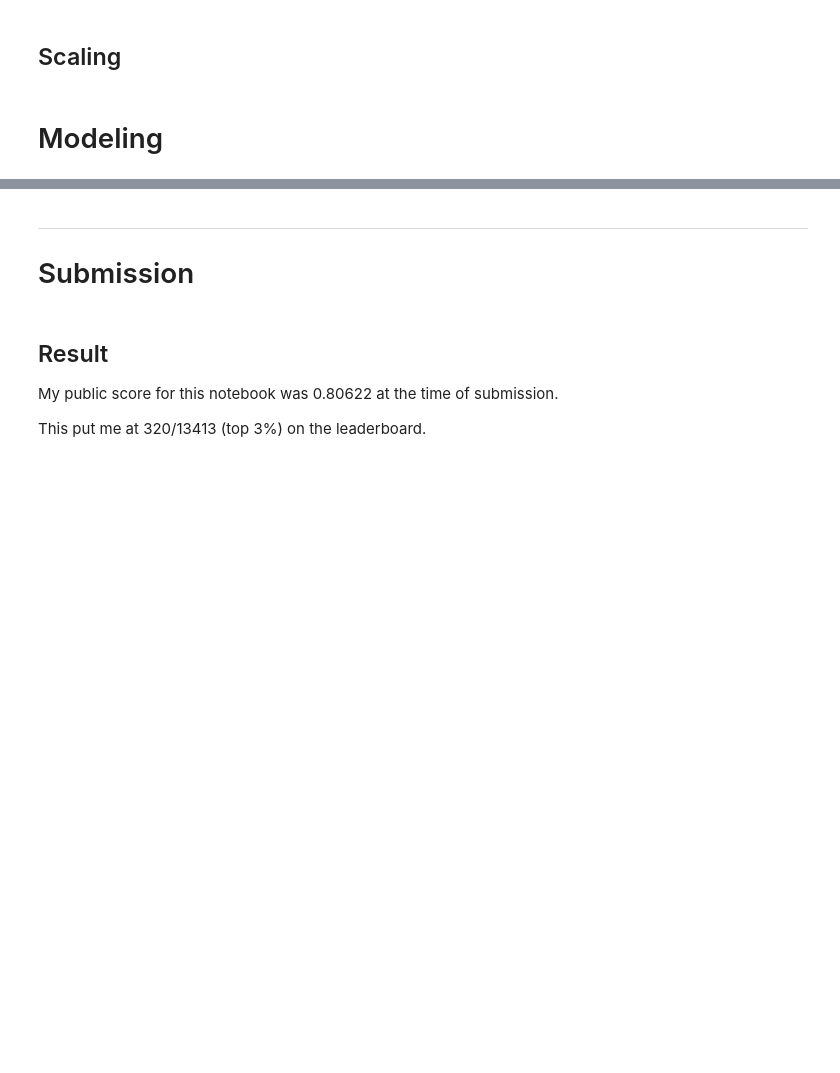
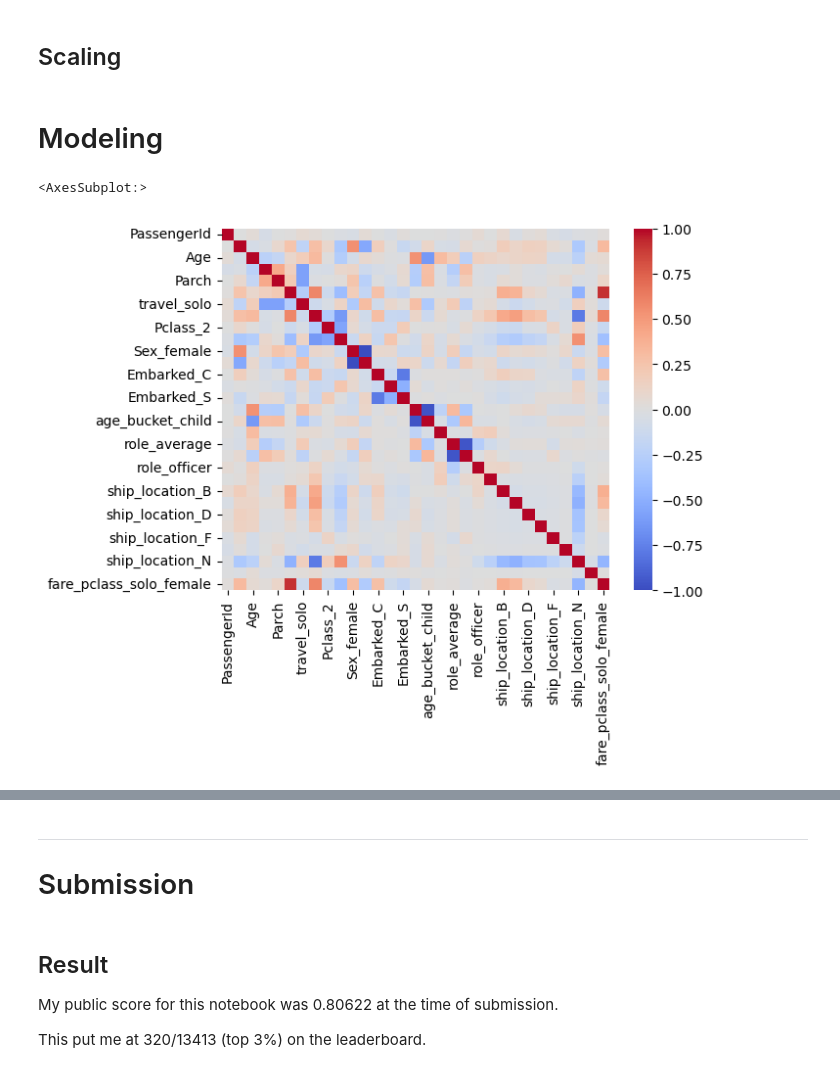
Before and after one commit to levimjoseph/kaggle-public, a Jupyter notebook: titanic-classification.ipynb, the cells around one changed output, grey strips where cells are left out. Cells and saved outputs as stored; diff of their text form; code cells hidden in the pictures; blank space fills up the shorter version.

```diff
--- a/titanic-classification.ipynb
+++ b/titanic-classification.ipynb
@@ -530,7 +535,7 @@ e_test_df.info()
 # %%
 # make a copy of enhanced dataframes for modeling
-m_train_df = e_train_df.copy()
-m_test_df = e_test_df.copy()
+m_train_df = train_df.copy()
+m_test_df = test_df.copy()
 
 # drop cols
 drop_list = ['Name', 'Ticket', 'Cabin', 'title', 'family_size']
@@ -539,5 +544,5 @@ m_test_df.drop(columns=drop_list, inplace=True)
 
 # dummy variables
 dummy_list = ['Pclass', 'Sex', 'Embarked', 'age_bucket', 'role', 'ship_location']
-m_train_df = pd.get_dummies(m_train_df, columns=dummy_list)
-m_test_df = pd.get_dummies(m_test_df, columns=dummy_list)
+m_train_df = pd.get_dummies(m_train_df, columns=dummy_list, drop_first=False)
+m_test_df = pd.get_dummies(m_test_df, columns=dummy_list, drop_first=False)
@@ -600,3 +608,12 @@ m_test_df.info()
 # %% [markdown]
 # Modeling
+# %%
+# create a correlation matrix
+corr_matrix = m_train_df.corr()
+
+# create a heatmap using seaborn
+sns.heatmap(corr_matrix, annot=False, cmap="coolwarm")
+# %% [output]
+<AxesSubplot:>
+[figure, added]
 # %%
```
Also changed, not shown: parts of 33 cells of this notebook.
